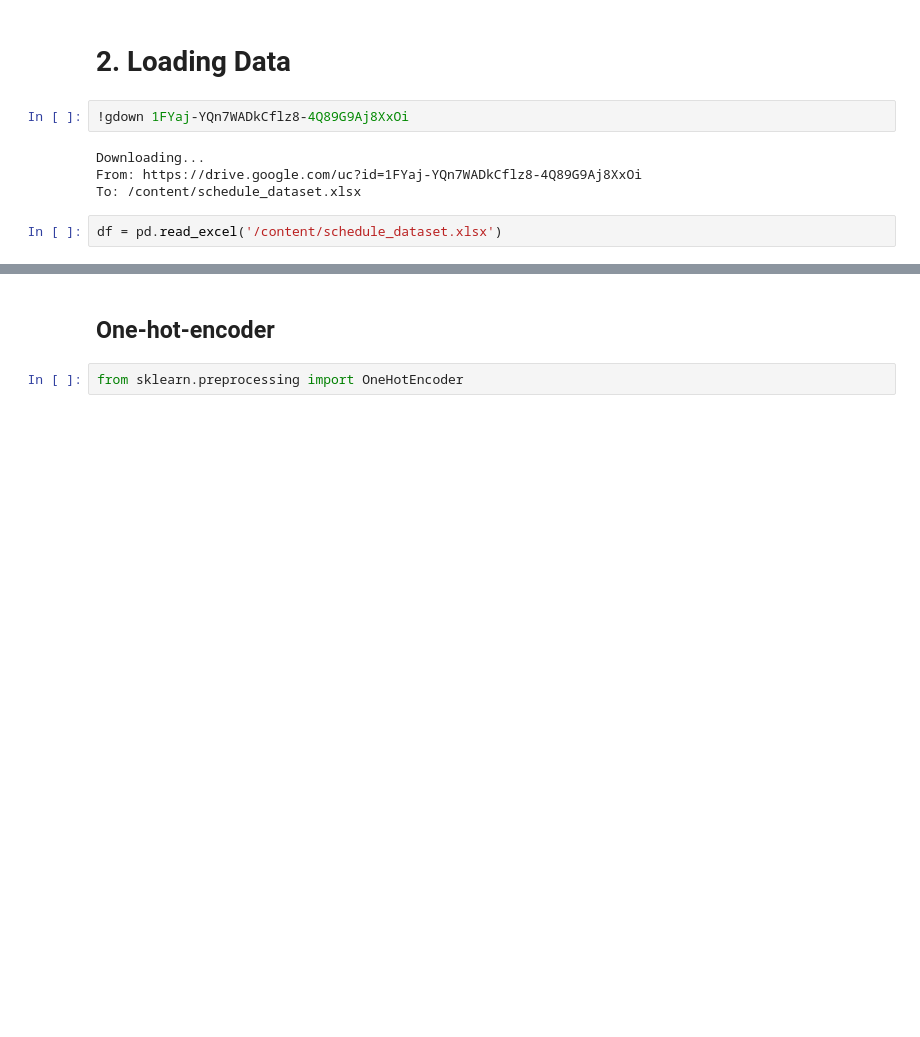
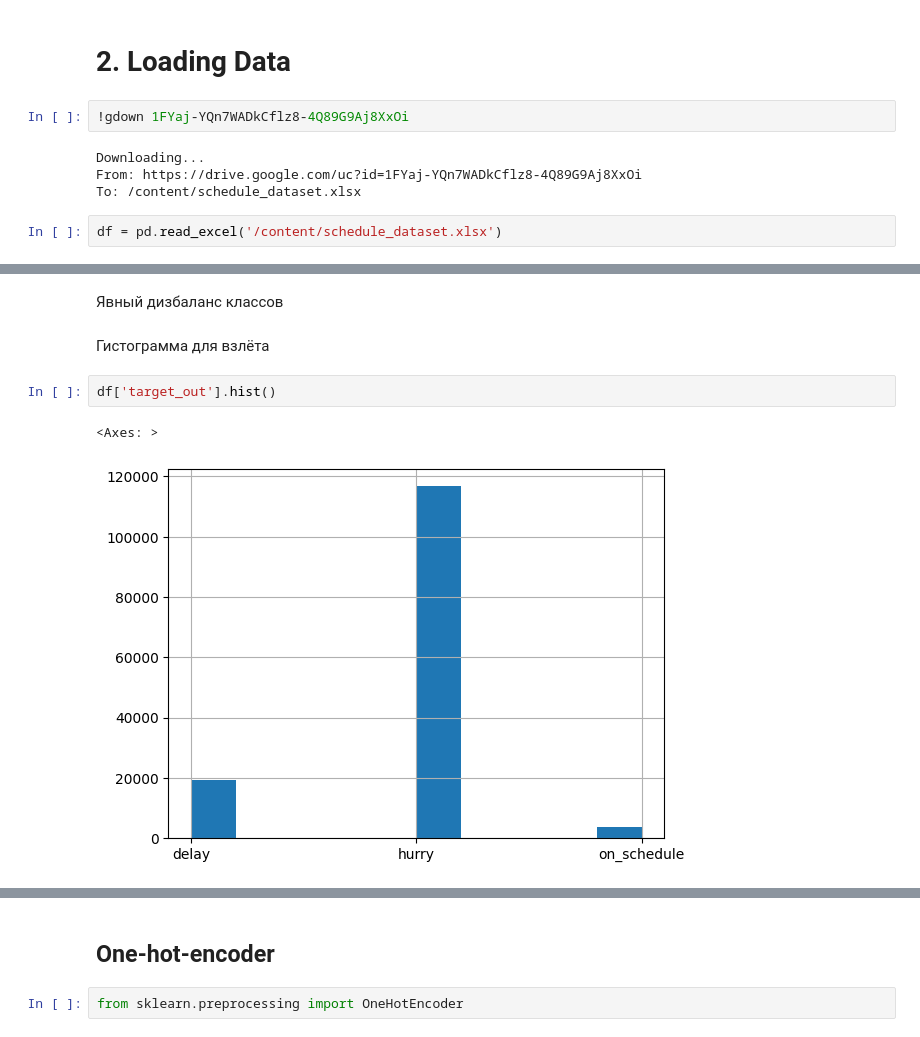
Before and after one commit to Oleksij-gh/infotech-task, a Jupyter notebook: infotech_test_task_v2.ipynb, the cells around one changed output, grey strips where cells are left out. Drawn from its saved outputs; the diff is of its cells as text; blank space fills up the shorter version.

```diff
--- a/infotech_test_task_v2.ipynb
+++ b/infotech_test_task_v2.ipynb
@@ -33,0 +116,9 @@ df.head()
+# %% [markdown]
+Явный дизбаланс классов
+# %% [markdown]
+Гистограмма для взлёта
+# %%
+df['target_out'].hist()
+# %% [output]
+<Axes: >
+[figure, added]
```
Also changed, not shown: parts of 55 cells of this notebook.
